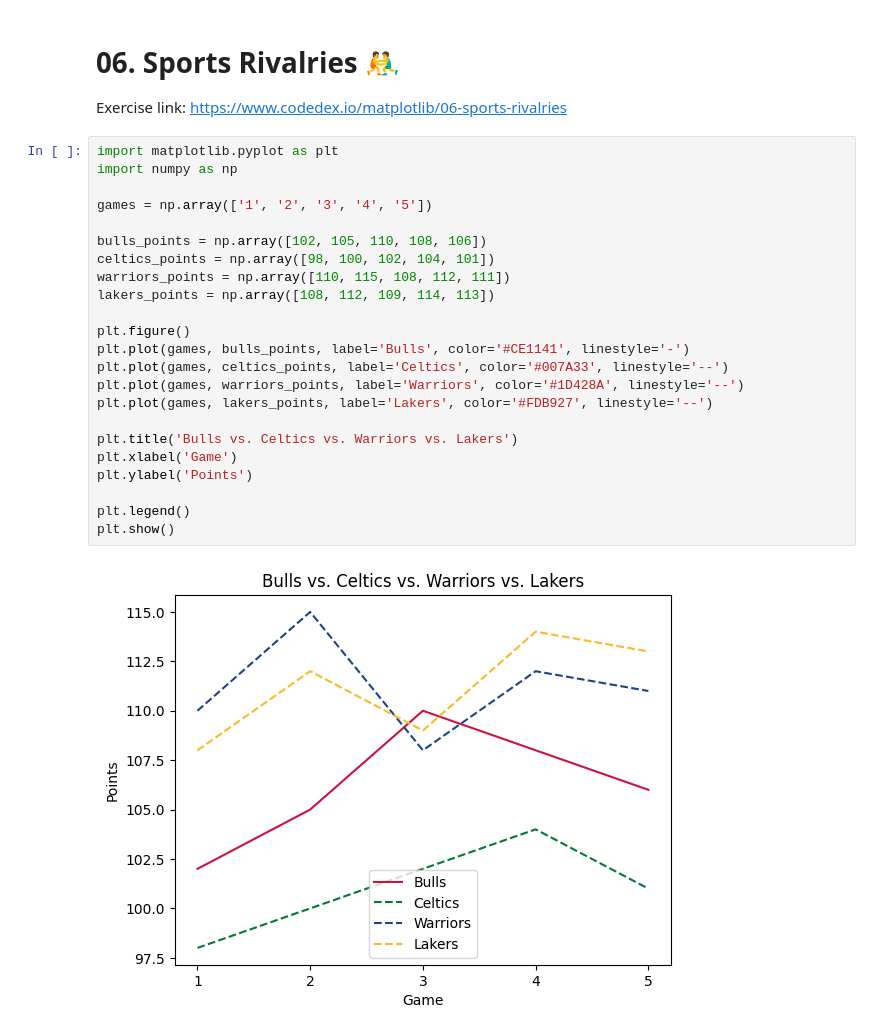
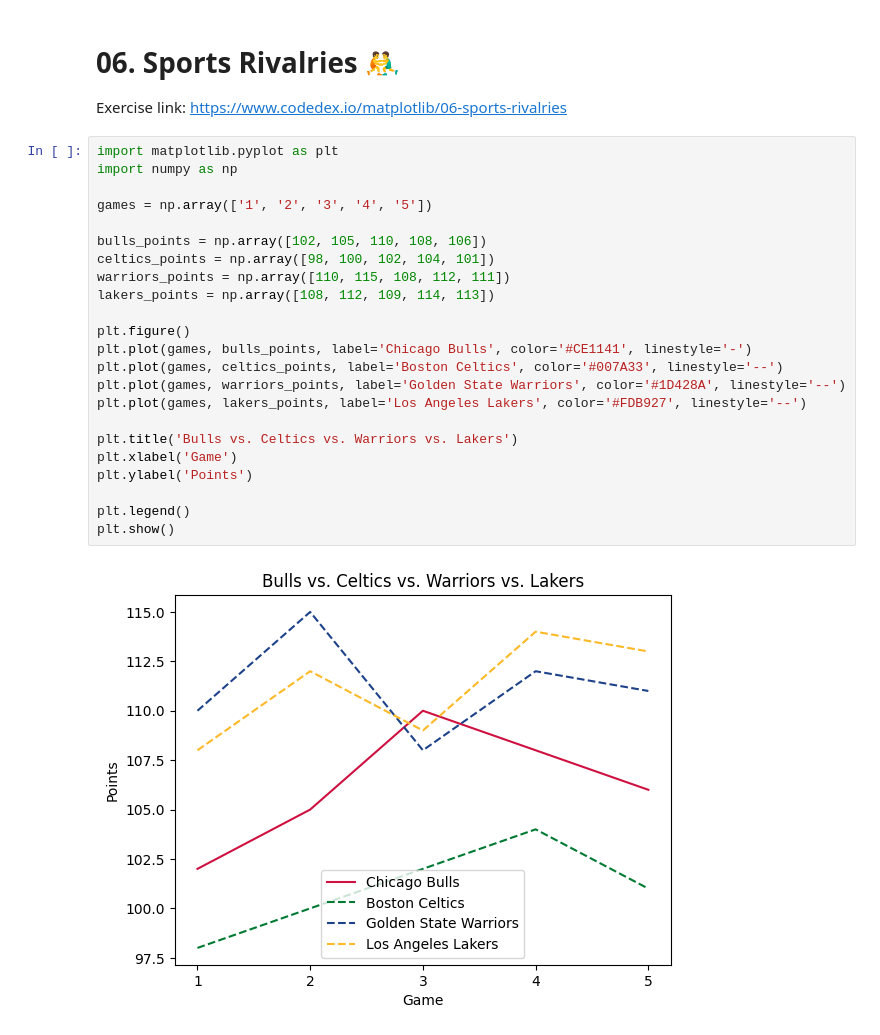
Before and after one commit to codedex-io/matplotlib, a Jupyter notebook: 1-line-plots/06_sports_rivalries.ipynb, the cells around one changed output. Drawn from its saved outputs; the diff is of its cells as text.

```diff
--- a/1-line-plots/06_sports_rivalries.ipynb
+++ b/1-line-plots/06_sports_rivalries.ipynb
@@ -4,25 +4,25 @@ Exercise link: https://www.codedex.io/matplotlib/06-sports-rivalries
 # %%
 import matplotlib.pyplot as plt
 import numpy as np
 
 games = np.array(['1', '2', '3', '4', '5'])
 
 bulls_points = np.array([102, 105, 110, 108, 106])
 celtics_points = np.array([98, 100, 102, 104, 101])
 warriors_points = np.array([110, 115, 108, 112, 111])
 lakers_points = np.array([108, 112, 109, 114, 113])
 
 plt.figure()
-plt.plot(games, bulls_points, label='Bulls', color='#CE1141', linestyle='-')
-plt.plot(games, celtics_points, label='Celtics', color='#007A33', linestyle='--')
-plt.plot(games, warriors_points, label='Warriors', color='#1D428A', linestyle='--')
-plt.plot(games, lakers_points, label='Lakers', color='#FDB927', linestyle='--')
+plt.plot(games, bulls_points, label='Chicago Bulls', color='#CE1141', linestyle='-')
+plt.plot(games, celtics_points, label='Boston Celtics', color='#007A33', linestyle='--')
+plt.plot(games, warriors_points, label='Golden State Warriors', color='#1D428A', linestyle='--')
+plt.plot(games, lakers_points, label='Los Angeles Lakers', color='#FDB927', linestyle='--')
 
 plt.title('Bulls vs. Celtics vs. Warriors vs. Lakers')
 plt.xlabel('Game')
 plt.ylabel('Points')
 
 plt.legend()
 plt.show()
 # %% [output]
-[figure, old version]
+[figure, new version]
```
